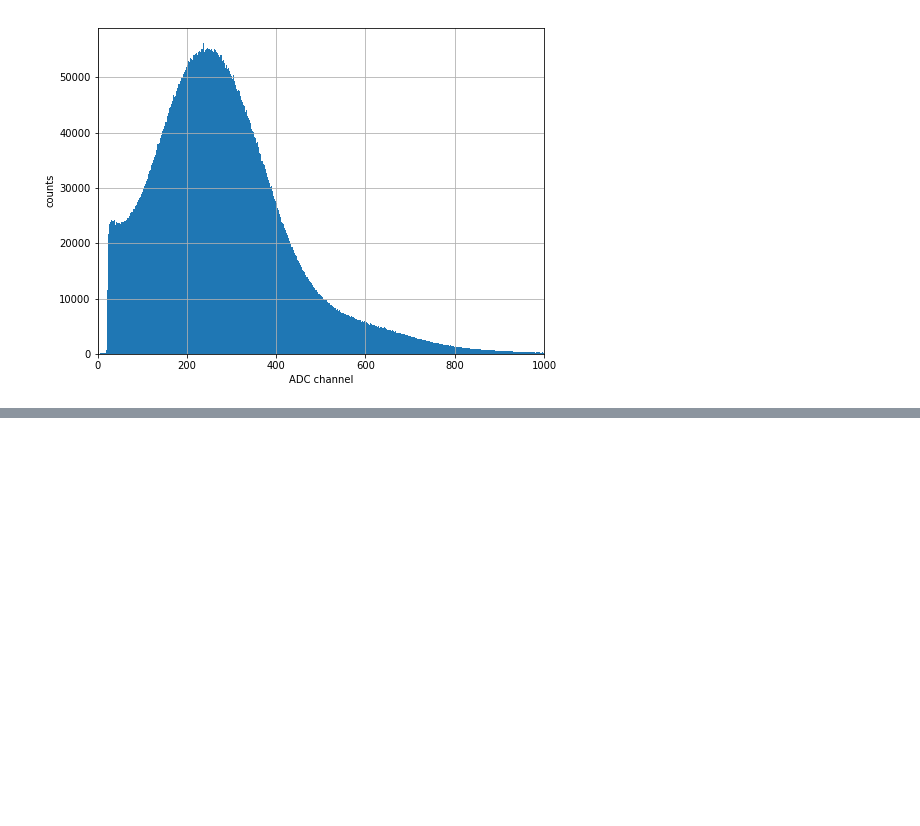
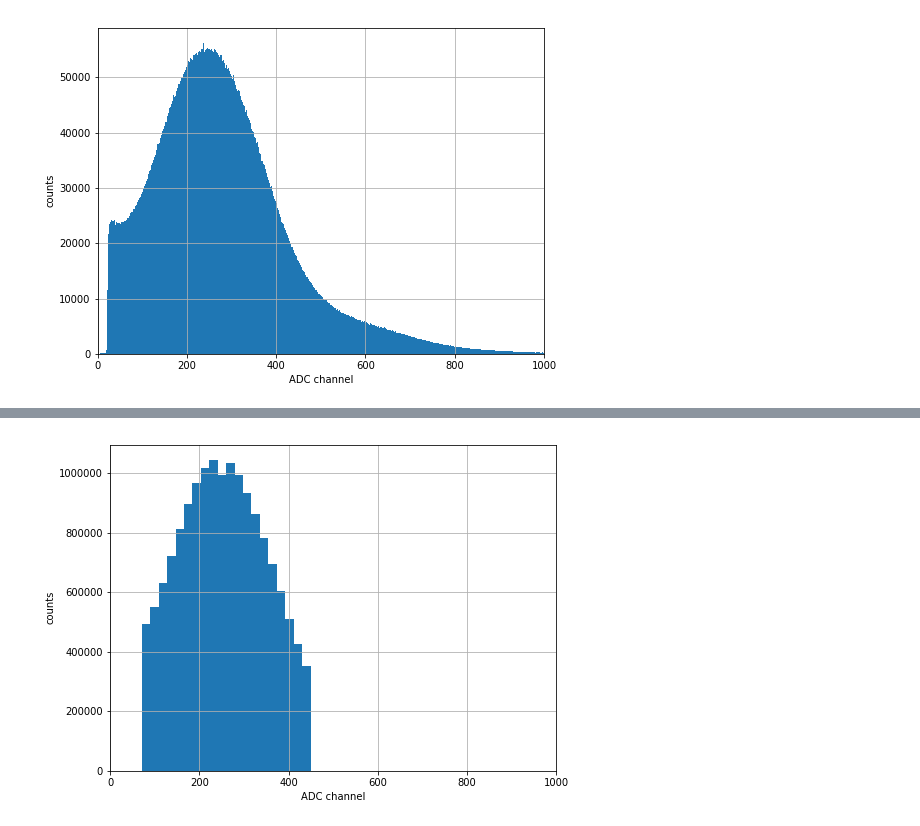
Before and after one commit to zemrude/PHYS-F-311, a Jupyter notebook: Reading-Files.ipynb, the cells around one changed output, grey strips where cells are left out. Drawn from its saved outputs; the diff is of its cells as text; code cells hidden in the pictures; blank space fills up the shorter version.

```diff
--- a/Reading-Files.ipynb
+++ b/Reading-Files.ipynb
@@ -42,0 +79,14 @@ plt.show()
+# %%
+data = np.array(data)
+
+data_slice = data[np.where((data > 70) & (data <450))]
+# %%
+fig, ax = plt.subplots(figsize=(8,6))
+plt.grid()
+ax.hist(data_slice, 20)
+ax.set_xlabel("ADC channel")
+ax.set_ylabel("counts")
+ax.set_xlim(0,1000)
+plt.show()
+# %% [output]
+[figure, added]
```
Also changed, not shown: parts of 13 cells of this notebook.
